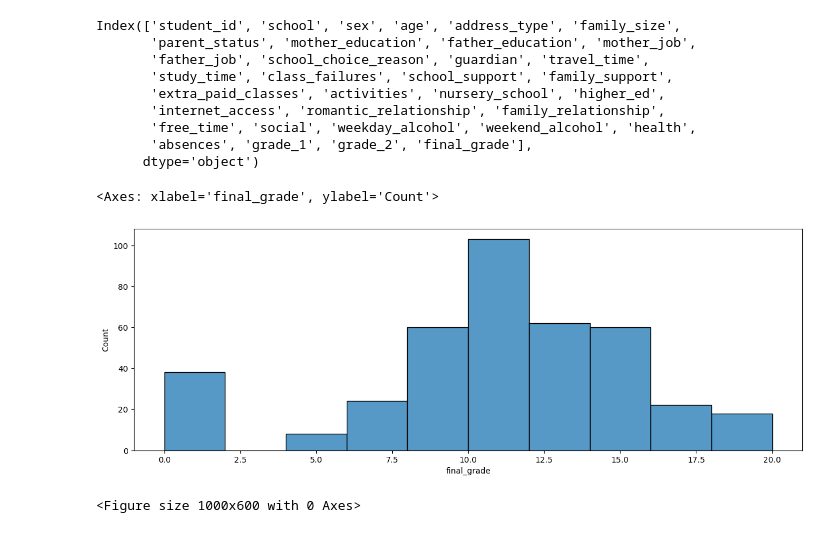
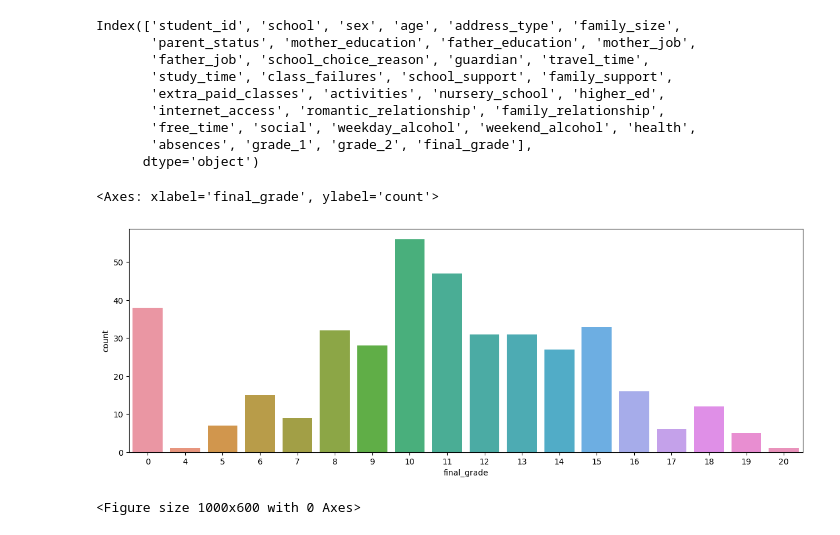
Before and after one commit to SarahDerhy/Project1, a Jupyter notebook: Untitled1.ipynb, the cells around one changed output. Cells and saved outputs as stored; diff of their text form; code cells hidden in the pictures.

```diff
--- a/Untitled1.ipynb
+++ b/Untitled1.ipynb
@@ -98,10 +98,10 @@ Index(['student_id', 'school', 'sex', 'age', 'address_type', 'family_size',
       dtype='object')
 # %%
 fig, axes = plt.subplots(figsize=(15, 5))
-sns.histplot(data=student_df, x='final_grade', bins=10)
+sns.countplot(data=student_df, x='final_grade')#pk la barre du 0 ressemlble a ca ce sont que les notes 0
 # %% [output]
-<Axes: xlabel='final_grade', ylabel='Count'>
+<Axes: xlabel='final_grade', ylabel='count'>
-[figure, old version]
+[figure, new version]
 # %%
 low_grade=student_df[student_df['final_grade']<=10]
 # %%
```
Also changed, not shown: parts of 39 cells of this notebook.
